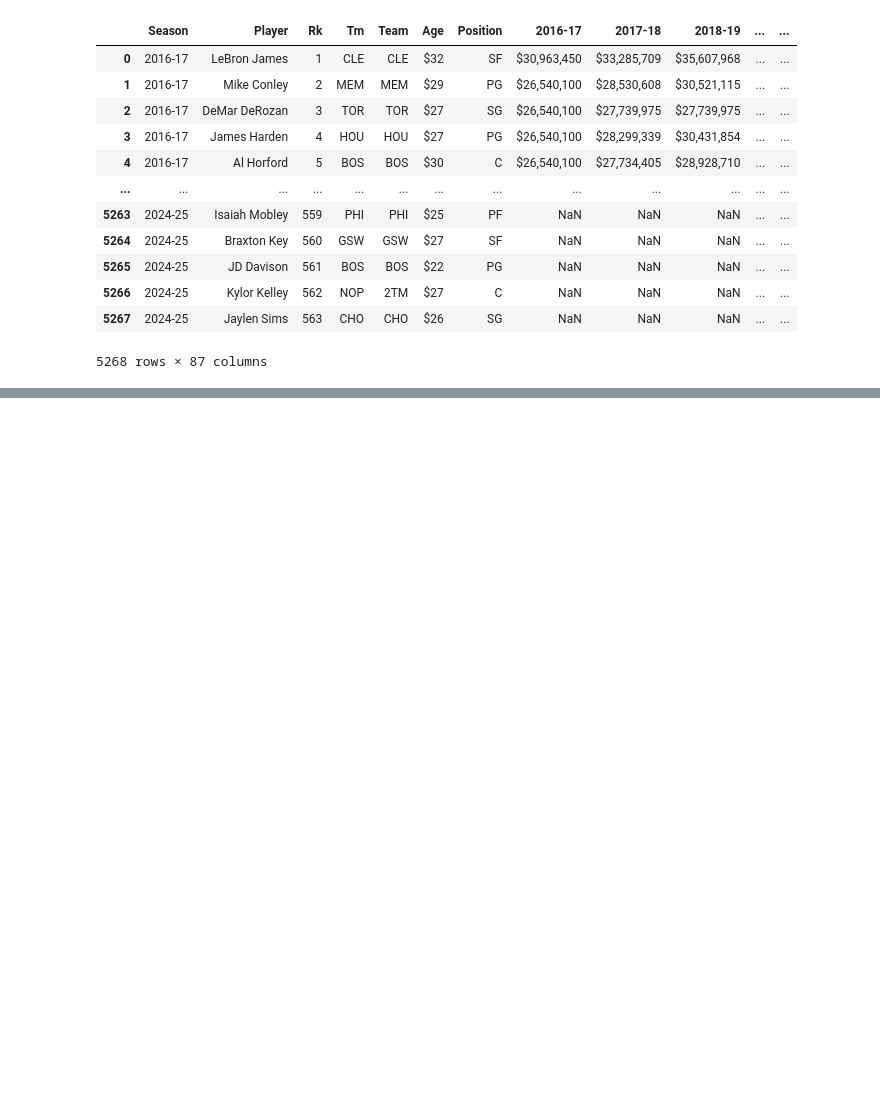
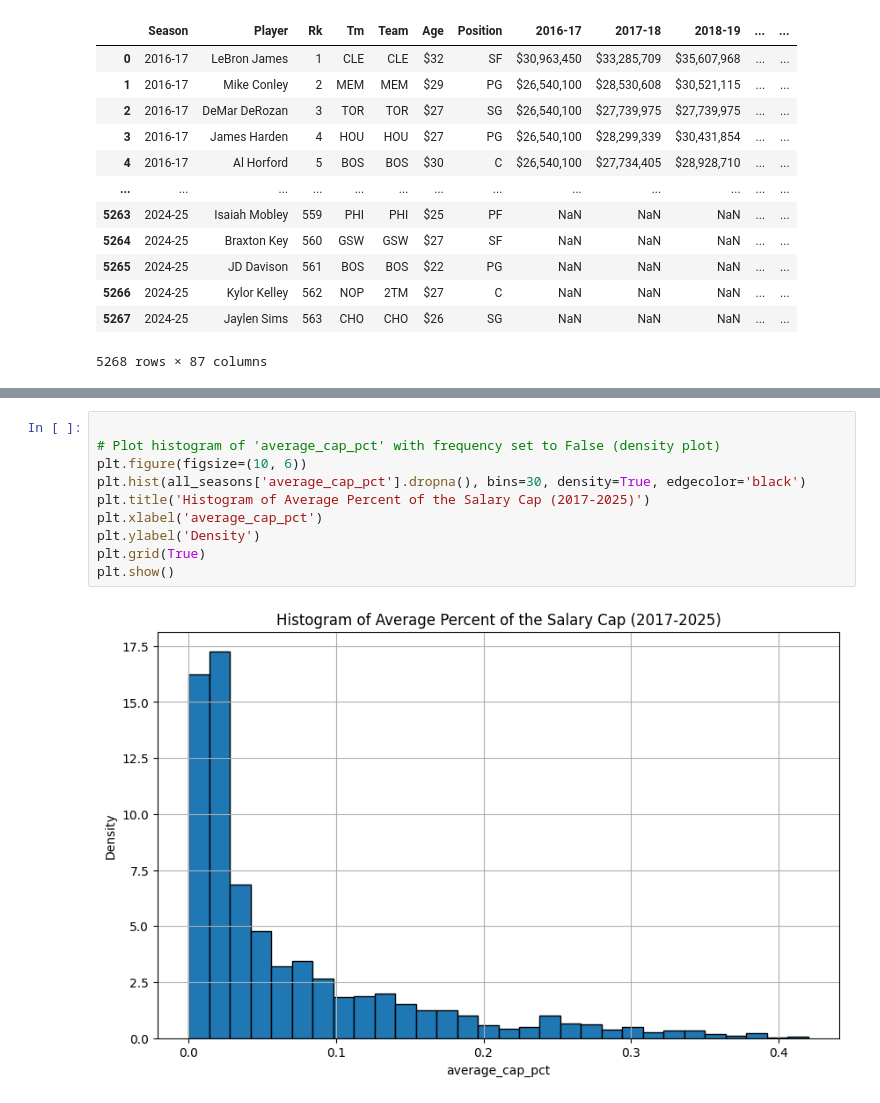
Before and after one commit to garethjones1/econometricsNBA, a Jupyter notebook: beginning.ipynb, the cells around one changed output, grey strips where cells are left out. Saved outputs shown, nothing was run; the diff lists cells and outputs as text; blank space fills up the shorter version.

```diff
--- a/beginning.ipynb
+++ b/beginning.ipynb
@@ -677,0 +777,12 @@ Pooled OLS     0.6623 0.0338 0.0497
+# %%
+
+# Plot histogram of 'average_cap_pct' with frequency set to False (density plot)
+plt.figure(figsize=(10, 6))
+plt.hist(all_seasons['average_cap_pct'].dropna(), bins=30, density=True, edgecolor='black')
+plt.title('Histogram of Average Percent of the Salary Cap (2017-2025)')
+plt.xlabel('average_cap_pct')
+plt.ylabel('Density')
+plt.grid(True)
+plt.show()
+# %% [output]
+[figure, added]
```
Also changed, not shown: parts of 4 cells of this notebook.
